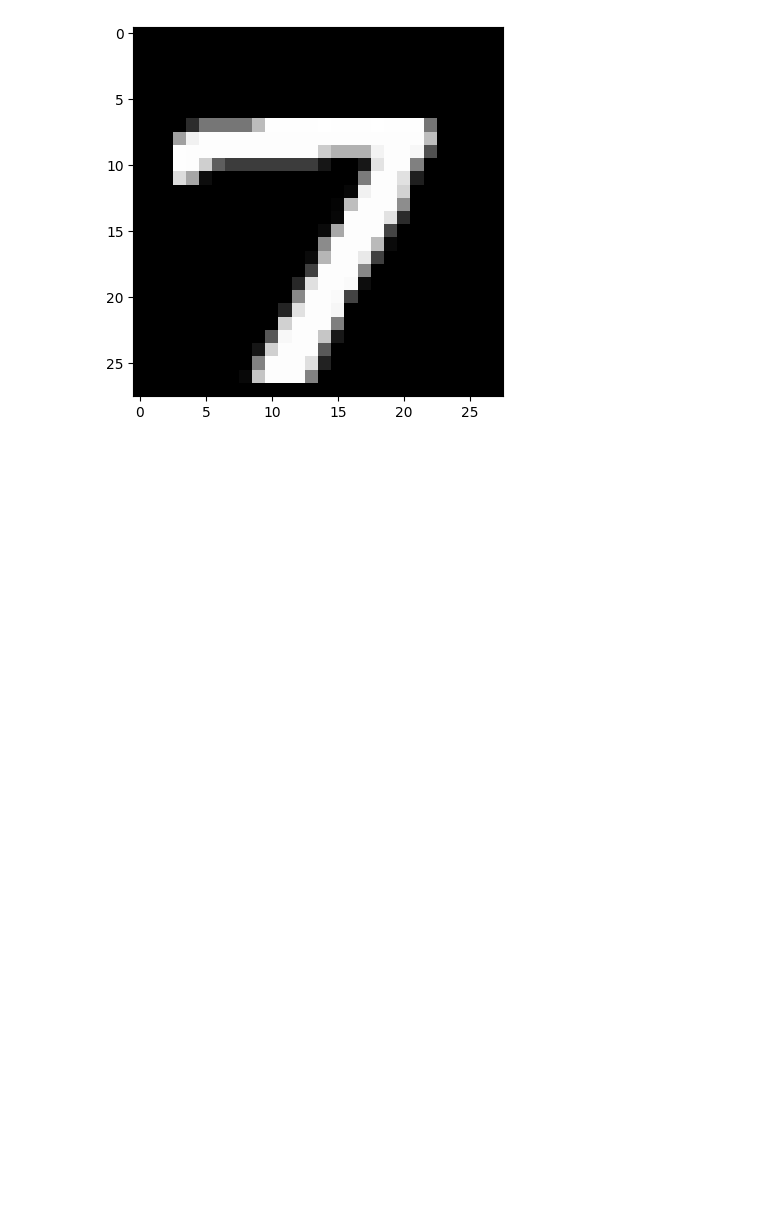
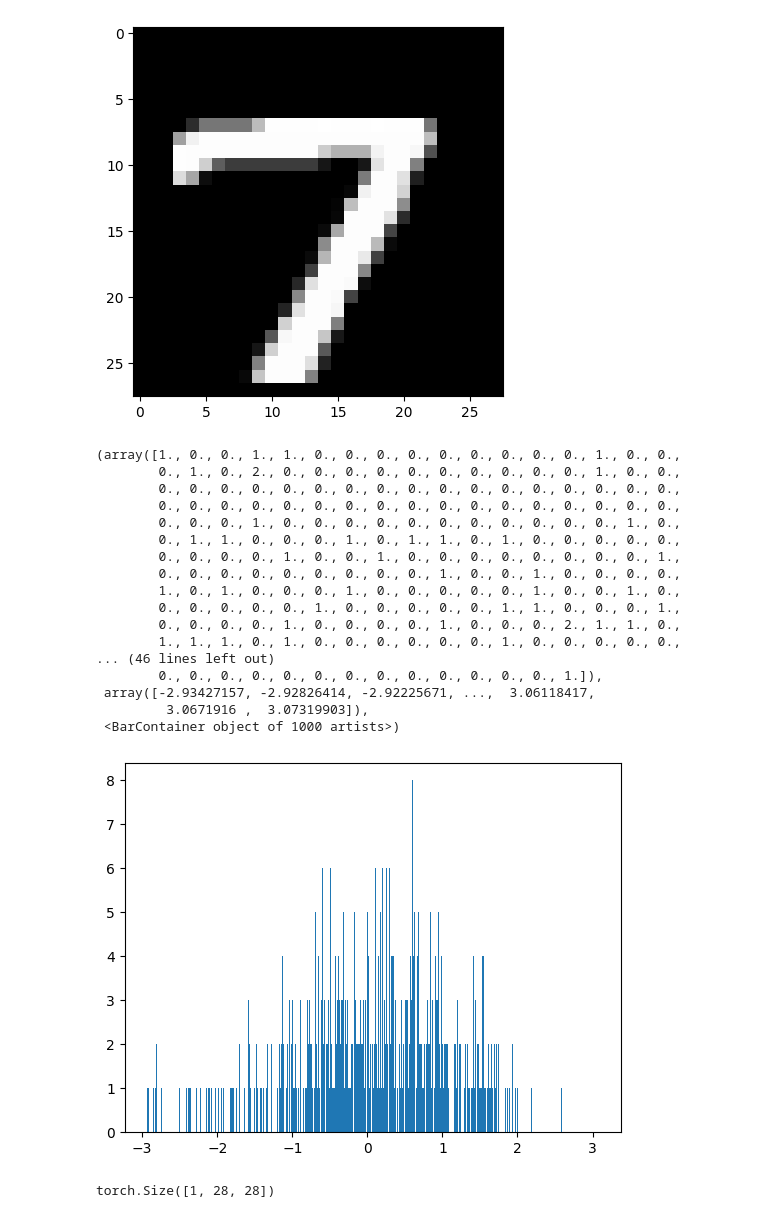
Before and after one commit to Ellie749/Diffusion_Model_From_Scratch, a Jupyter notebook: src/experiments.ipynb, the cells around one changed output. Saved outputs shown, nothing was run; the diff lists cells and outputs as text; code cells hidden in the pictures; blank space fills up the shorter version.

Commit message:
experiments with normal distribution noise

```diff
--- a/src/experiments.ipynb
+++ b/src/experiments.ipynb
@@ -60,3 +60,30 @@ class simpleUNet(nn.Module):
         x = self.conv4(x)
 
         return x
+# %%
+normal_data = np.array(torch.randn(1000))
+# %%
+plt.hist(normal_data, bins=len(normal_data))
+# %% [output]
+(array([1., 0., 0., 1., 1., 0., 0., 0., 0., 0., 0., 0., 0., 0., 1., 0., 0.,
+        0., 1., 0., 2., 0., 0., 0., 0., 0., 0., 0., 0., 0., 0., 1., 0., 0.,
+        0., 0., 0., 0., 0., 0., 0., 0., 0., 0., 0., 0., 0., 0., 0., 0., 0.,
+        0., 0., 0., 0., 0., 0., 0., 0., 0., 0., 0., 0., 0., 0., 0., 0., 0.,
+        0., 0., 0., 1., 0., 0., 0., 0., 0., 0., 0., 0., 0., 0., 0., 1., 0.,
+        0., 1., 1., 0., 0., 0., 1., 0., 1., 1., 0., 1., 0., 0., 0., 0., 0.,
+        0., 0., 0., 0., 1., 0., 0., 1., 0., 0., 0., 0., 0., 0., 0., 0., 1.,
+        0., 0., 0., 0., 0., 0., 0., 0., 0., 1., 0., 0., 1., 0., 0., 0., 0.,
+        1., 0., 1., 0., 0., 0., 1., 0., 0., 0., 0., 0., 1., 0., 0., 1., 0.,
+        0., 0., 0., 0., 0., 1., 0., 0., 0., 0., 0., 1., 1., 0., 0., 0., 1.,
+        0., 0., 0., 0., 1., 0., 0., 0., 0., 1., 0., 0., 0., 2., 1., 1., 0.,
+        1., 1., 1., 0., 1., 0., 0., 0., 0., 0., 0., 1., 0., 0., 0., 0., 0.,
+... (46 lines left out)
+        0., 0., 0., 0., 0., 0., 0., 0., 0., 0., 0., 0., 0., 1.]),
+ array([-2.93427157, -2.92826414, -2.92225671, ...,  3.06118417,
+         3.0671916 ,  3.07319903]),
+ <BarContainer object of 1000 artists>)
+[figure, added]
+# %%
+images[0].shape
+# %% [output]
+torch.Size([1, 28, 28])
```
Also changed, not shown: parts of 1 cell of this notebook.
